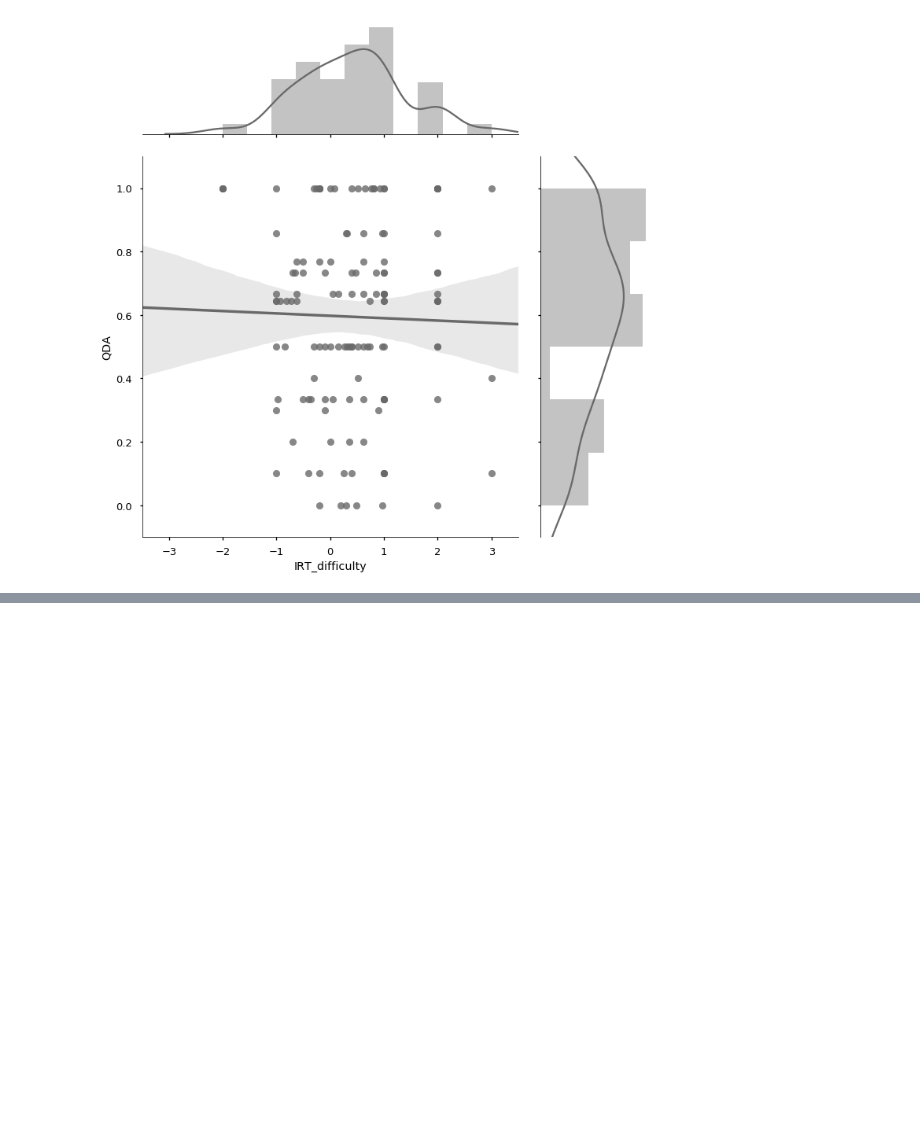
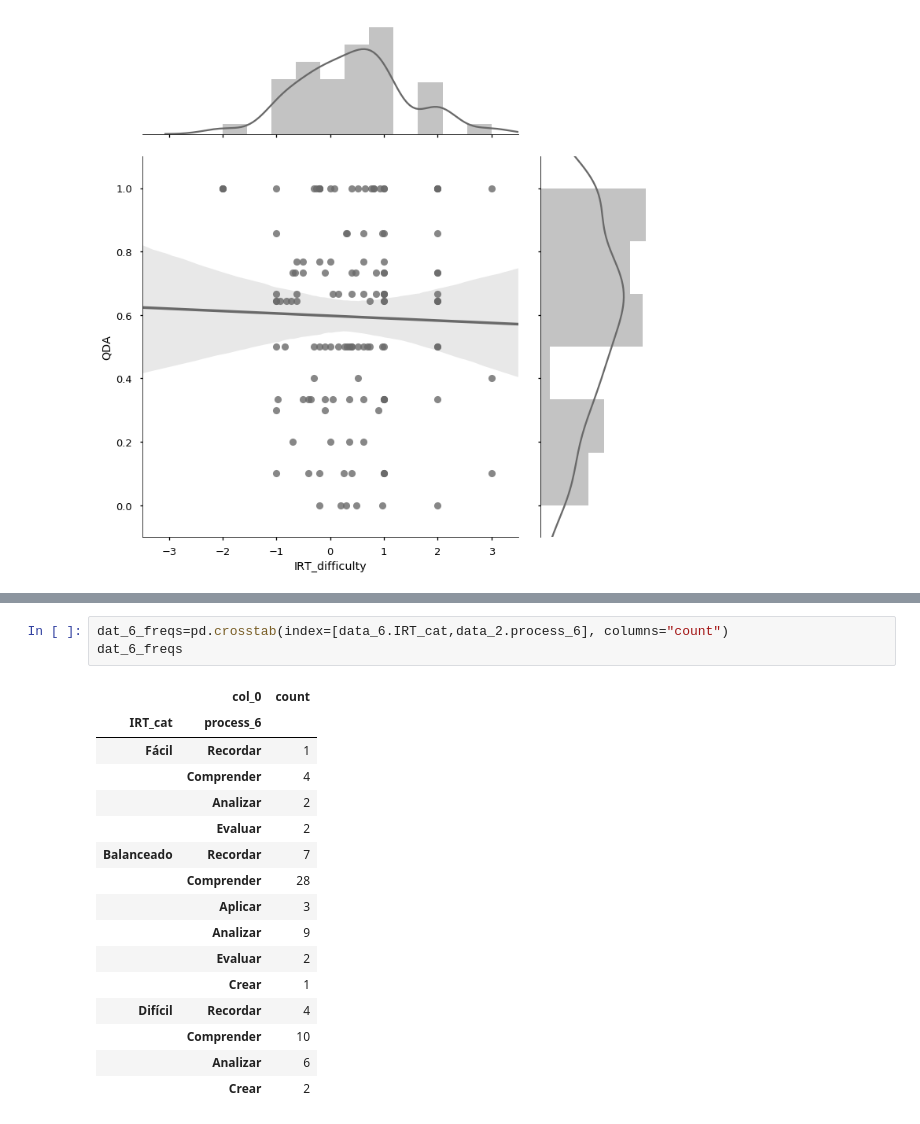
Before and after one commit to Yagwar/ASAG_Test, a Jupyter notebook: analisis_resultados.ipynb, the cells around one changed output, grey strips where cells are left out. Cells and saved outputs as stored; diff of their text form; blank space fills up the shorter version.

```diff
--- a/analisis_resultados.ipynb
+++ b/analisis_resultados.ipynb
@@ -361,0 +462,20 @@ for clasif in ["KNN","RBF_SVM","Rand_Forest","AdaBoost","Naive_Bayes","QDA"]:
+# %%
+dat_6_freqs=pd.crosstab(index=[data_6.IRT_cat,data_2.process_6], columns="count")
+dat_6_freqs
+# %% [output]
+|  | col_0 | count |
+| IRT_cat | process_6 |  |
+| Fácil | Recordar | 1 |
+|  | Comprender | 4 |
+|  | Analizar | 2 |
+|  | Evaluar | 2 |
+| Balanceado | Recordar | 7 |
+|  | Comprender | 28 |
+|  | Aplicar | 3 |
+|  | Analizar | 9 |
+|  | Evaluar | 2 |
+|  | Crear | 1 |
+| Difícil | Recordar | 4 |
+|  | Comprender | 10 |
+|  | Analizar | 6 |
+|  | Crear | 2 |
```
Also changed, not shown: parts of 14 cells of this notebook, 1 other file.
